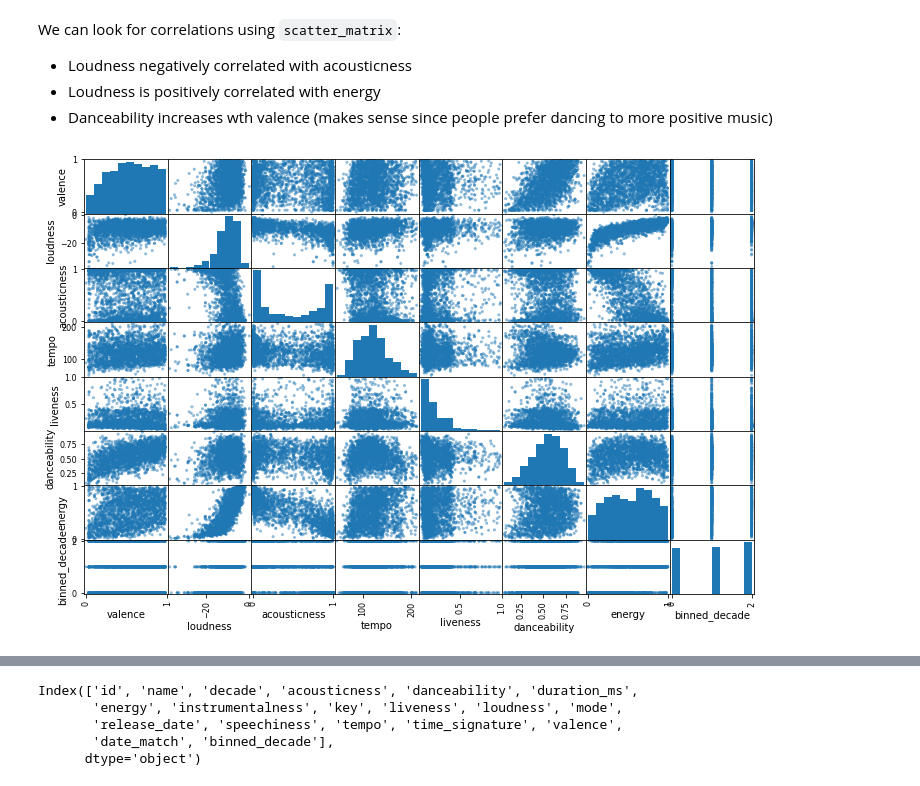
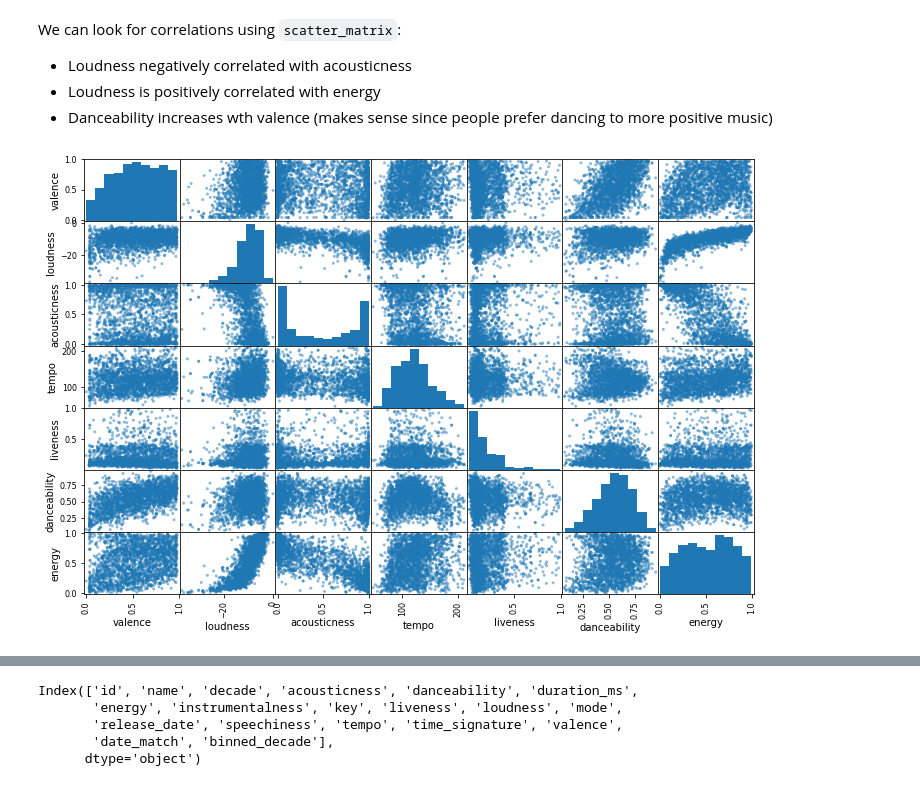
Before and after one commit to ritisha2000/SongClassificationByDecade, a Jupyter notebook: DecadeClassification.ipynb, the cells around one changed output, grey strips where cells are left out. Cells and saved outputs as stored; diff of their text form; code cells hidden in the pictures.

```diff
--- a/DecadeClassification.ipynb
+++ b/DecadeClassification.ipynb
@@ -100,9 +100,9 @@ We can look for correlations using `scatter_matrix`: <br>
 # %%
 from pandas.plotting import scatter_matrix
 
 # Use a sample of the data to visualize
 small_df = df.sample(frac=0.1, replace=True, random_state=1)
-scatter_matrix(small_df[["valence", "loudness", "acousticness", "tempo", "liveness", "danceability", "energy", "binned_decade"]], figsize=(12,8))
+scatter_matrix(small_df[["valence", "loudness", "acousticness", "tempo", "liveness", "danceability", "energy"]], figsize=(12,8))
 plt.show()
 # %% [output]
-[figure, old version]
+[figure, new version]
```
Also changed, not shown: parts of 11 cells of this notebook.
